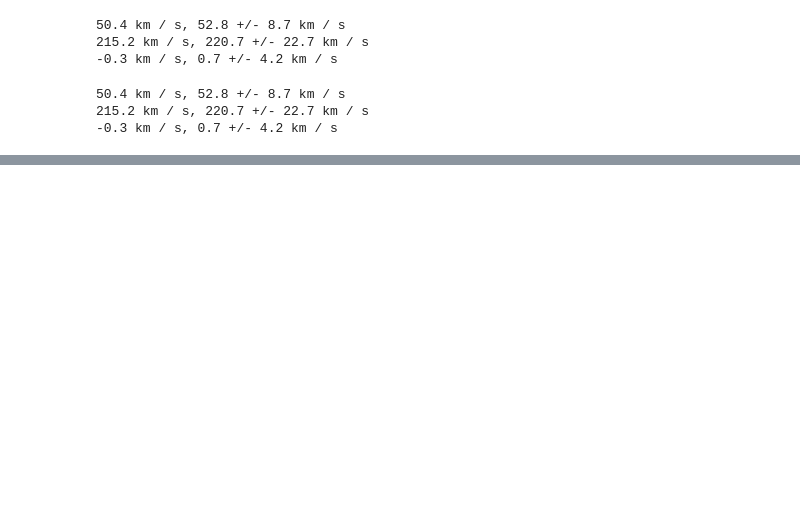
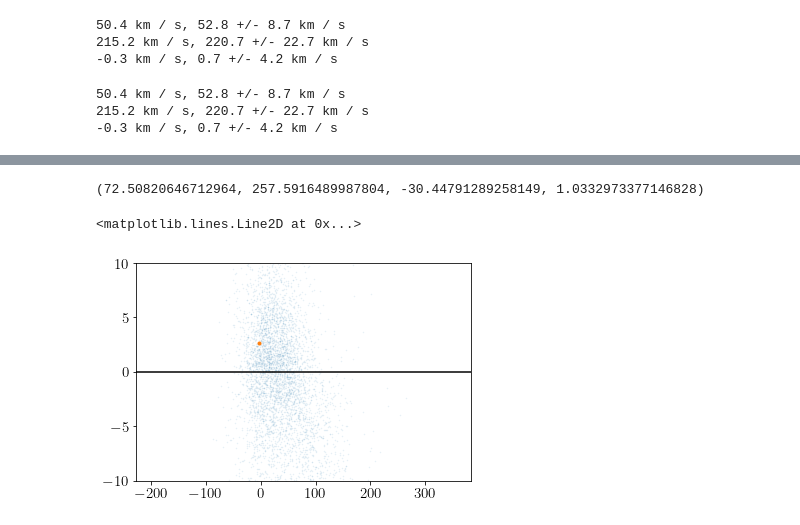
Before and after one commit to RuthAngus/kepler_kinematics, a Jupyter notebook: notebooks/Demo_Notebook.ipynb, the cells around one changed output, grey strips where cells are left out. Saved outputs shown, nothing was run; the diff lists cells and outputs as text; code cells hidden in the pictures; blank space fills up the shorter version.

```diff
--- a/notebooks/Demo_Notebook.ipynb
+++ b/notebooks/Demo_Notebook.ipynb
@@ -186,0 +249,16 @@ print(f"{vz:.1f}, {float(results.vz.values):.1f} +/- {float(results.vz_err.value
+# %%
+df.vx, df.vy, df.vz, np.log(df.r_med_photogeo*1e-3)
+# %% [output]
+(72.50820646712964, 257.5916489987804, -30.44791289258149, 1.0332973377146828)
+# %%
+res = pd.read_csv("../data/edr3_all.csv")
+np.array([k for k in res.keys()])
+resdat = pd.merge(res, gaia_rv, on="kepid")
+# %%
+plt.plot(resdat.vx_inferred, resdat.vx-resdat.vx_inferred, ".", alpha=.1, ms=1)
+plt.plot(resdat.vx_inferred[0], resdat.vx[0]-resdat.vx_inferred[0], ".")
+plt.ylim(-10, 10)
+plt.axhline(0, color="k")
+# %% [output]
+<matplotlib.lines.Line2D at 0x...>
+[figure, added]
```
Also changed, not shown: parts of 11 cells of this notebook, 3 other files.
